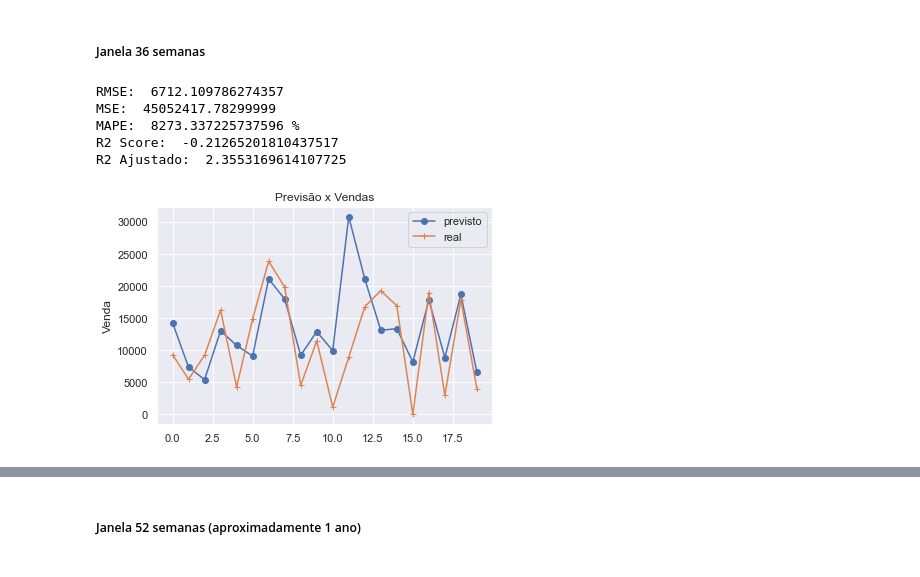
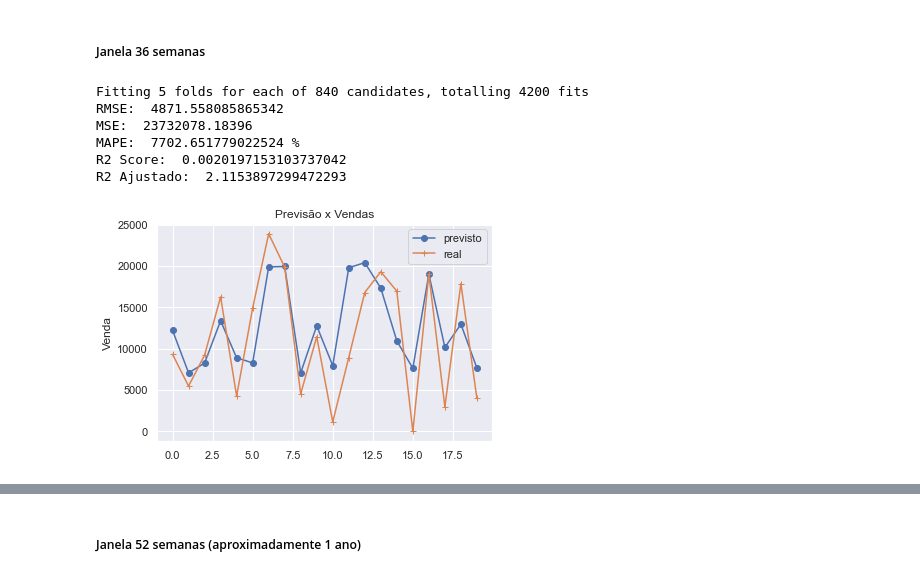
Before and after one commit to gdutramartins/bi-master, a Jupyter notebook: Trabalhos-Curso/2021-05-DM/time-series.ipynb, the cells around one changed output, grey strips where cells are left out. Drawn from its saved outputs; the diff is of its cells as text; code cells hidden in the pictures.

Commit message:
Adicionado código para realizar o processo de 'GridSearch', em busca de um modelo melhor de machine learning, no momento somente usando o Regression Random Forest, para os dados do problema.

```diff
--- a/Trabalhos-Curso/2021-05-DM/time-series.ipynb
+++ b/Trabalhos-Curso/2021-05-DM/time-series.ipynb
@@ -470,13 +472,40 @@ def monta_dataset_ano_anterior(dataset):
     return x_train, x_test, y_train, y_test
 # %% [markdown]
 ##### Random Forest
+# %%
+def train_predict_with_model(x_train, x_test, y_train, y_test, model):
+    model.fit(x_train, y_train)
+    y_pred = model.predict(x_test)
+    calcula_metricas_erro(y_pred=y_pred, y_test=y_test,number_features=x_test.shape[1])
+    mostra_grafico_previsao(y_pred=y_pred, y_test=y_test)
+
+    # imprimimos os parametros usados no modelo, caso tenha sido usado o GridSearchCV
+    # para determinar um
+    if hasattr(model, 'best_params_') and model.best_params_ is not None:
+        print(model.best_params_)
+# %%
+def create_tuned_random_forest_regressor():
+    # veja os parâmetros em:
+    # https://scikit-learn.org/stable/modules/generated/sklearn.ensemble.RandomForestRegressor.html
+    tuned_parameters = {
+        'n_estimators': [1, 25, 50, 75, 100, 125],
+        'criterion': ['mse', 'mae'],
+        'max_depth': [None, 1, 2, 3, 4, 5, 6],
+        'min_samples_leaf': [x for x in range(1,11,1)], # de 1 a 10
+        'random_state': [0], # para facilitar a reprodução dos resultados observados
+        'n_jobs': [-1] # usamos todos os processadores lógicos disponíveis no treino e na predição do modelo
+    }
+
+    # com o RandomForestRegressor, não podemos usar o scoring do GridSearchCV
+    return GridSearchCV(RandomForestRegressor(), tuned_parameters, verbose=1)
 # %%
-def train_predict_random_forest(x_train, x_test, y_train, y_test):
-    regressor = RandomForestRegressor(n_estimators = 10, random_state=0)
-    regressor.fit(x_train, y_train)
-    y_pred = regressor.predict(x_test)
-    calcula_metricas_erro(y_pred=y_pred, y_test=y_test,number_features=x_test.shape[1])
-    mostra_grafico_previsao(y_pred=y_pred, y_test=y_test)
+def train_predict_random_forest(x_train, x_test, y_train, y_test, best_model=True):
+    if best_model:
+        regressor = create_tuned_random_forest_regressor()
+    else:
+        regressor = RandomForestRegressor(n_estimators = 10, random_state=0)
+
+    train_predict_with_model(x_train, x_test, y_train, y_test, regressor)
 # %% [markdown]
 ---
 # %% [markdown]
@@ -525,11 +563,12 @@ R2 Ajustado:  3.7270859991254004
 ##### Janela 36 semanas
 # %%
 x_train, x_test, y_train, y_test = monta_dataset_por_janela(dataset=df_venda_historico_agrupado, window=36)
-train_predict_random_forest(x_train, x_test, y_train, y_test)
+%time train_predict_random_forest(x_train, x_test, y_train, y_test)
 # %% [output]
-RMSE:  6712.109786274357
-MSE:  45052417.78299999
-MAPE:  8273.337225737596 %
-R2 Score:  -0.21265201810437517
-R2 Ajustado:  2.3553169614107725
+Fitting 5 folds for each of 840 candidates, totalling 4200 fits
+RMSE:  4871.558085865342
+MSE:  23732078.18396
+MAPE:  7702.651779022524 %
+R2 Score:  0.0020197153103737042
+R2 Ajustado:  2.1153897299472293
-[figure, old version]
+[figure, new version]
```
Also changed, not shown: parts of 18 cells of this notebook.
